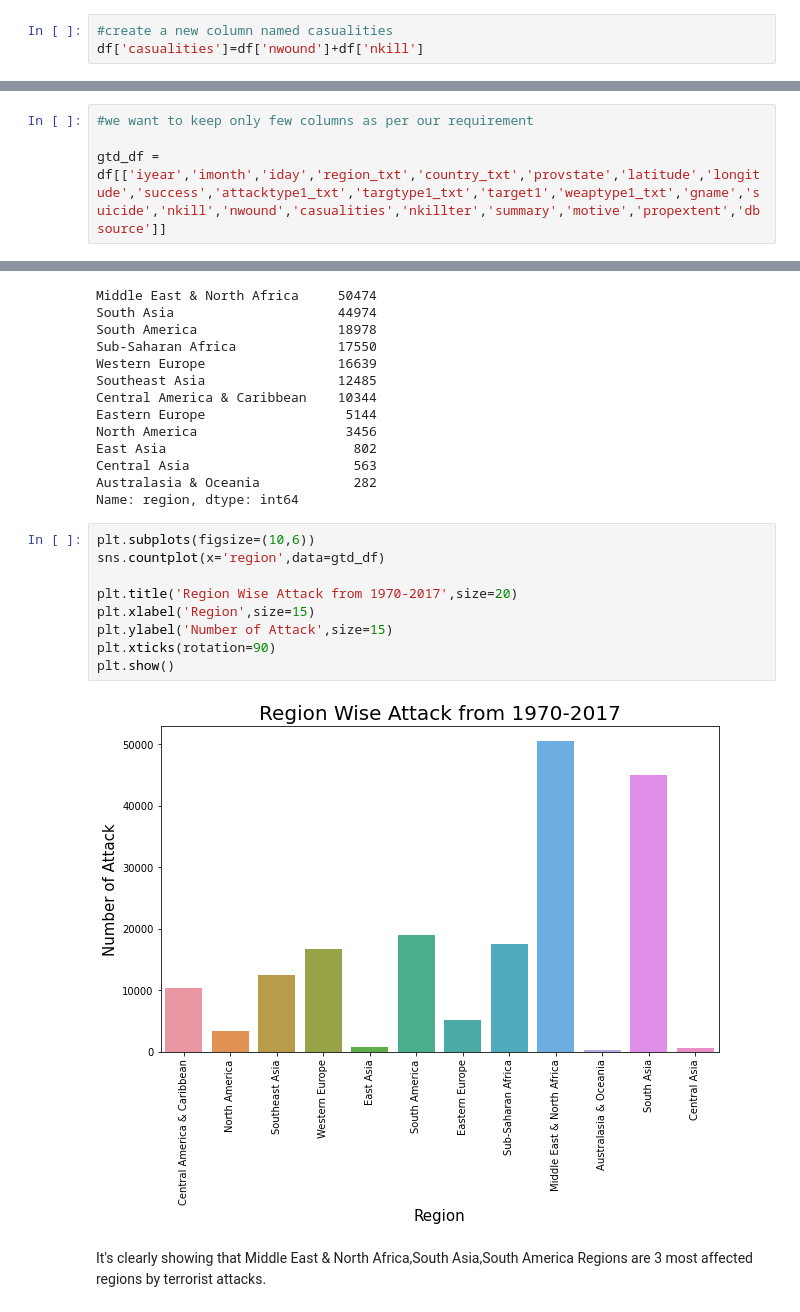
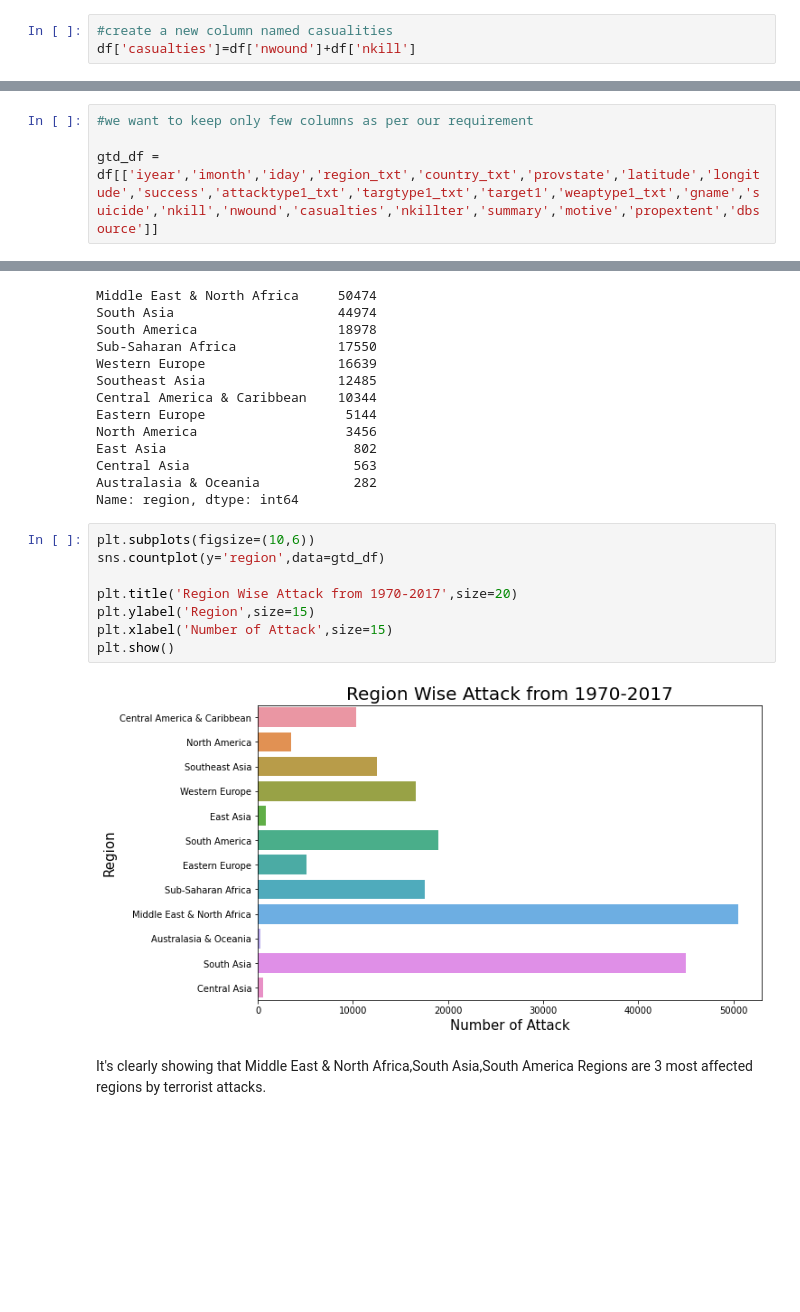
Before and after one commit to jogapritam/Global-Terrorism-Analysis, a Jupyter notebook: Global_Terrorism_Analysis_Capstone_Project.ipynb, the cells around one changed output, grey strips where cells are left out. Drawn from its saved outputs; the diff is of its cells as text; blank space fills up the shorter version.

```diff
--- a/Global_Terrorism_Analysis_Capstone_Project.ipynb
+++ b/Global_Terrorism_Analysis_Capstone_Project.ipynb
@@ -138,7 +138,7 @@ df.shape
 ## *New Data Preparation By Cleaning Old Data*
 # %%
 #create a new column named casualities
-df['casualities']=df['nwound']+df['nkill']
+df['casualties']=df['nwound']+df['nkill']
 # %%
 #after adding new column, dimention of dataframe will change
 df.shape
@@ -147,7 +147,7 @@ df.shape
 # %%
 #we want to keep only few columns as per our requirement
 
-gtd_df = df[['iyear','imonth','iday','region_txt','country_txt','provstate','latitude','longitude','success','attacktype1_txt','targtype1_txt','target1','weaptype1_txt','gname','suicide','nkill','nwound','casualities','nkillter','summary','motive','propextent','dbsource']]
+gtd_df = df[['iyear','imonth','iday','region_txt','country_txt','provstate','latitude','longitude','success','attacktype1_txt','targtype1_txt','target1','weaptype1_txt','gname','suicide','nkill','nwound','casualties','nkillter','summary','motive','propextent','dbsource']]
 # %%
 #renaming the required columns for easy readability
 
@@ -365,15 +365,14 @@ Australasia & Oceania            282
 Name: region, dtype: int64
 # %%
 plt.subplots(figsize=(10,6))
-sns.countplot(x='region',data=gtd_df)
+sns.countplot(y='region',data=gtd_df)
 
 plt.title('Region Wise Attack from 1970-2017',size=20)
-plt.xlabel('Region',size=15)
-plt.ylabel('Number of Attack',size=15)
-plt.xticks(rotation=90)
+plt.ylabel('Region',size=15)
+plt.xlabel('Number of Attack',size=15)
 plt.show()
 # %% [output]
-[figure, old version]
+[figure, new version]
 # %% [markdown]
 It's clearly showing that Middle East & North Africa,South Asia,South America Regions are 3 most affected regions by terrorist attacks.
 # %%
```
Also changed, not shown: parts of 25 cells of this notebook.
